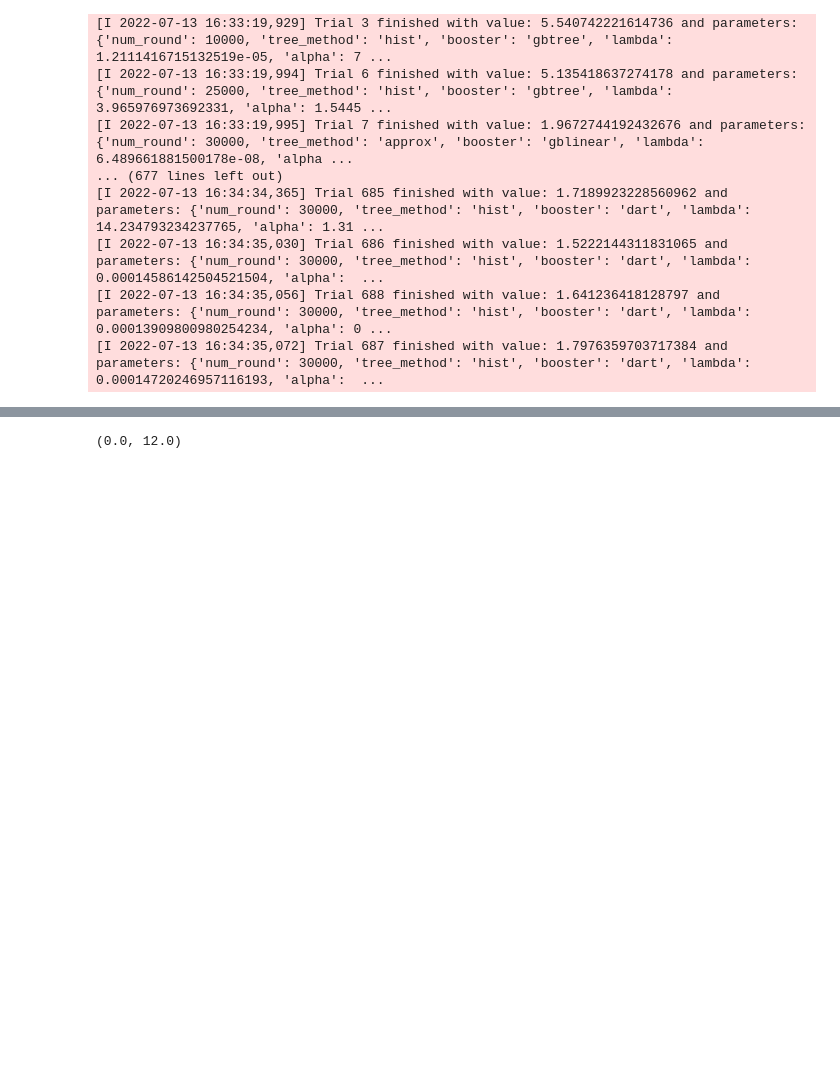
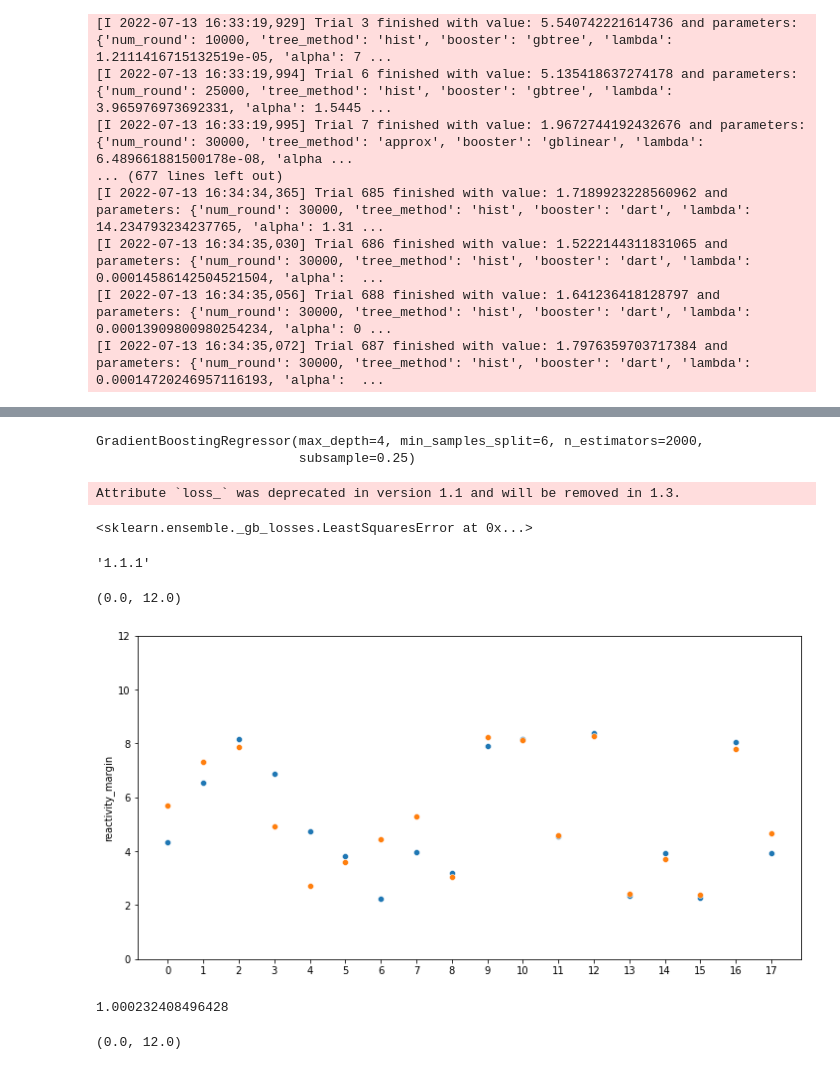
Before and after one commit to KruglikovAnton/burn-up-to-massive, a Jupyter notebook: Building_regression_model.ipynb, the cells around one changed output, grey strips where cells are left out. Cells and saved outputs as stored; diff of their text form; code cells hidden in the pictures; blank space fills up the shorter version.

Commit message:
cant use exe with xgb boost there are some conflicts. sklearn grad boosting model created and saved. Now exe works with integrated ML model

```diff
--- a/Building_regression_model.ipynb
+++ b/Building_regression_model.ipynb
@@ -388,0 +445,11 @@ bst_3 = xgb.train(param, dtrain, num_round)
+# %%
+gbsr_t = GradientBoostingRegressor(
+        n_estimators = 2000,
+        subsample = 0.25,
+        max_depth = 4,
+        min_samples_split = 6)
+gbsr_t.fit(X_train3, y_train3)
+# y_pred_3 = gbsr_t.predict(X_test3)
+# %% [output]
+GradientBoostingRegressor(max_depth=4, min_samples_split=6, n_estimators=2000,
+                          subsample=0.25)
@@ -388,0 +461,10 @@ bst_3 = xgb.train(param, dtrain, num_round)
+# %%
+gbsr_t.loss_
+# %% [output]
+Attribute `loss_` was deprecated in version 1.1 and will be removed in 1.3.
+<sklearn.ensemble._gb_losses.LeastSquaresError at 0x...>
+# %%
+import sklearn
+sklearn.__version__
+# %% [output]
+'1.1.1'
@@ -389,3 +475,16 @@ bst_3 = xgb.train(param, dtrain, num_round)
+# %%
+plt.rcParams['figure.figsize'] = (12,6)
+ax = sns.scatterplot(x=range(len(y_pred)), y=y_pred_3)
+sns.scatterplot(x=range(len(y_pred)), y=y_test3, ax=ax)
+ax.set_xticks(range(len(y_pred)))
+ax.set_ylim([0,12])
+# %% [output]
+(0.0, 12.0)
+[figure, added]
+# %%
+mean_squared_error(y_test3, y_pred_3, squared=False)
+# %% [output]
+1.000232408496428
 # %%
 plt.rcParams['figure.figsize'] = (12,6)
 y_pred = bst_3.predict(dtest)
```
Also changed, not shown: parts of 4 cells of this notebook, 1 other file.
